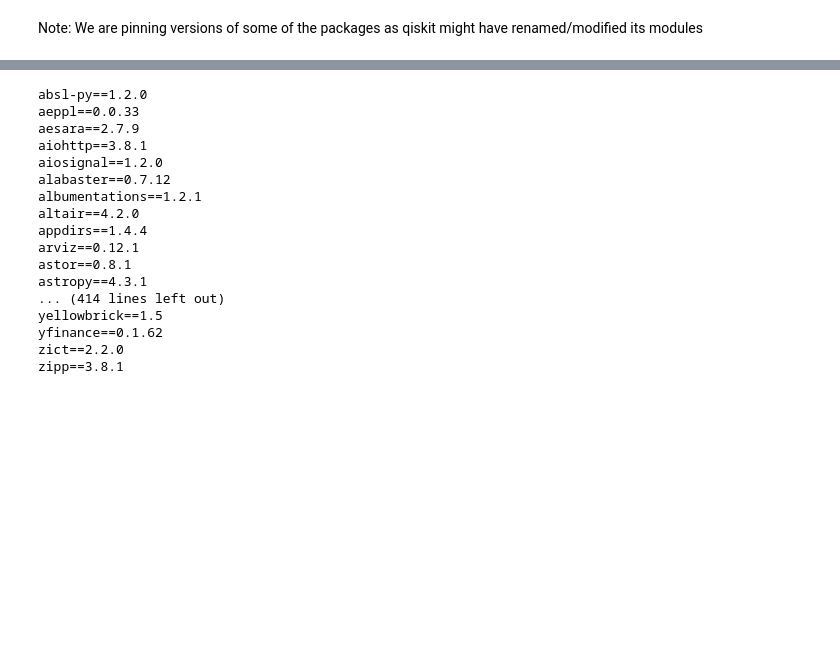
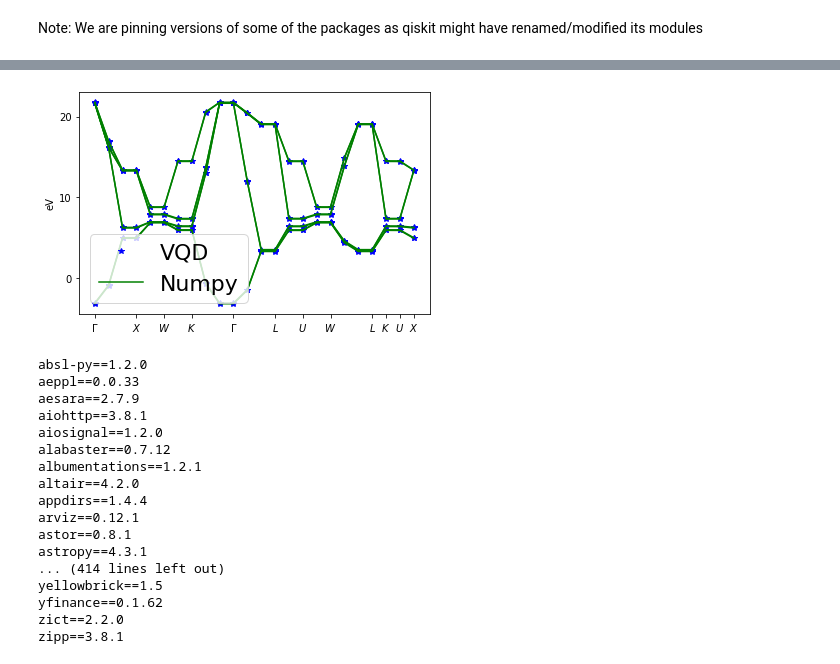
Before and after one commit to JARVIS-Materials-Design/jarvis-tools-notebooks, a Jupyter notebook: jarvis-tools-notebooks/Qiskit_based_electronic_bandstructure_latest_qiskit.ipynb, the cells around one changed output, grey strips where cells are left out. Cells and saved outputs as stored; diff of their text form; code cells hidden in the pictures; blank space fills up the shorter version.

```diff
--- a/jarvis-tools-notebooks/Qiskit_based_electronic_bandstructure_latest_qiskit.ipynb
+++ b/jarvis-tools-notebooks/Qiskit_based_electronic_bandstructure_latest_qiskit.ipynb
@@ -93,0 +94,19 @@ VQE eig. (4.885211308348655+0j)
+# %%
+from jarvis.db.figshare import get_wann_electron, get_wann_phonon, get_hk_tb
+from jarvis.io.qiskit.inputs import HermitianSolver
+from jarvis.core.circuits import QuantumCircuitLibrary
+from qiskit import Aer
+
+backend = Aer.get_backend("statevector_simulator")
+# Aluminum JARVIS-ID: JVASP-816
+wtbh, Ef, atoms = get_wann_electron("JVASP-816")
+kpt = [0.5, 0., 0.5] # X-point
+hk = get_hk_tb(w=wtbh, k=kpt)
+HS = HermitianSolver(hk)
+n_qubits = HS.n_qubits()
+circ = QuantumCircuitLibrary(n_qubits=n_qubits, reps=1).circuit6()
+en, vqe_result, vqe = HS.run_vqe(var_form=circ, backend=backend)
+vals,vecs = HS.run_numpy()
+# Ef: Fermi-level
+print('Classical, VQE (eV):', vals[0]-Ef, en-Ef)
+print('Show model\n', circ)
@@ -94,3 +131,11 @@ VQE eig. (4.885211308348655+0j)
+# %%
+import matplotlib.pyplot as plt
+%matplotlib inline
+from jarvis.io.qiskit.inputs import get_bandstruct
+out=get_bandstruct(w=wtbh,atoms=atoms, line_density=1, savefig=False)
+# Scroll down to see th plot
+# %% [output]
+[figure, added]
 # %%
 !pip freeze
 # %% [output]
```
Also changed, not shown: parts of 3 cells of this notebook.
